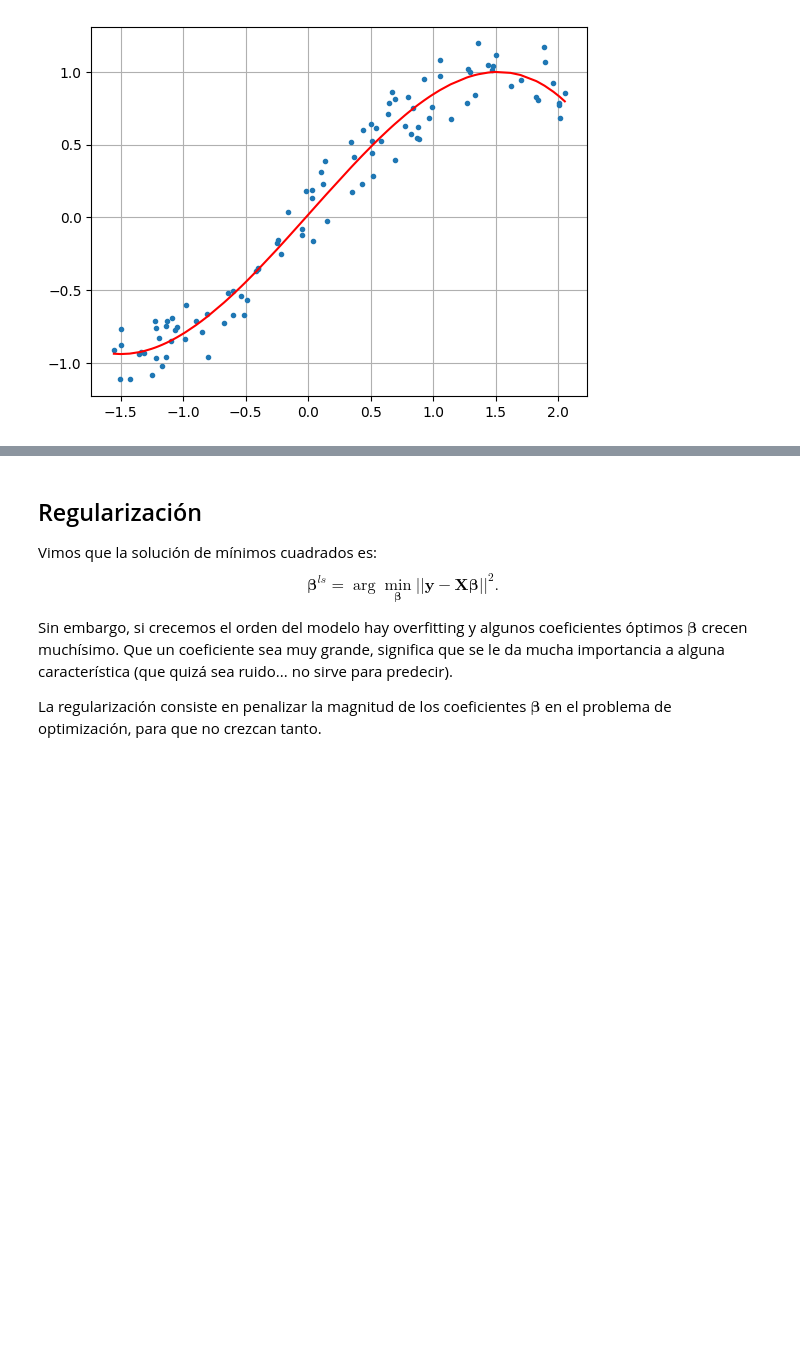
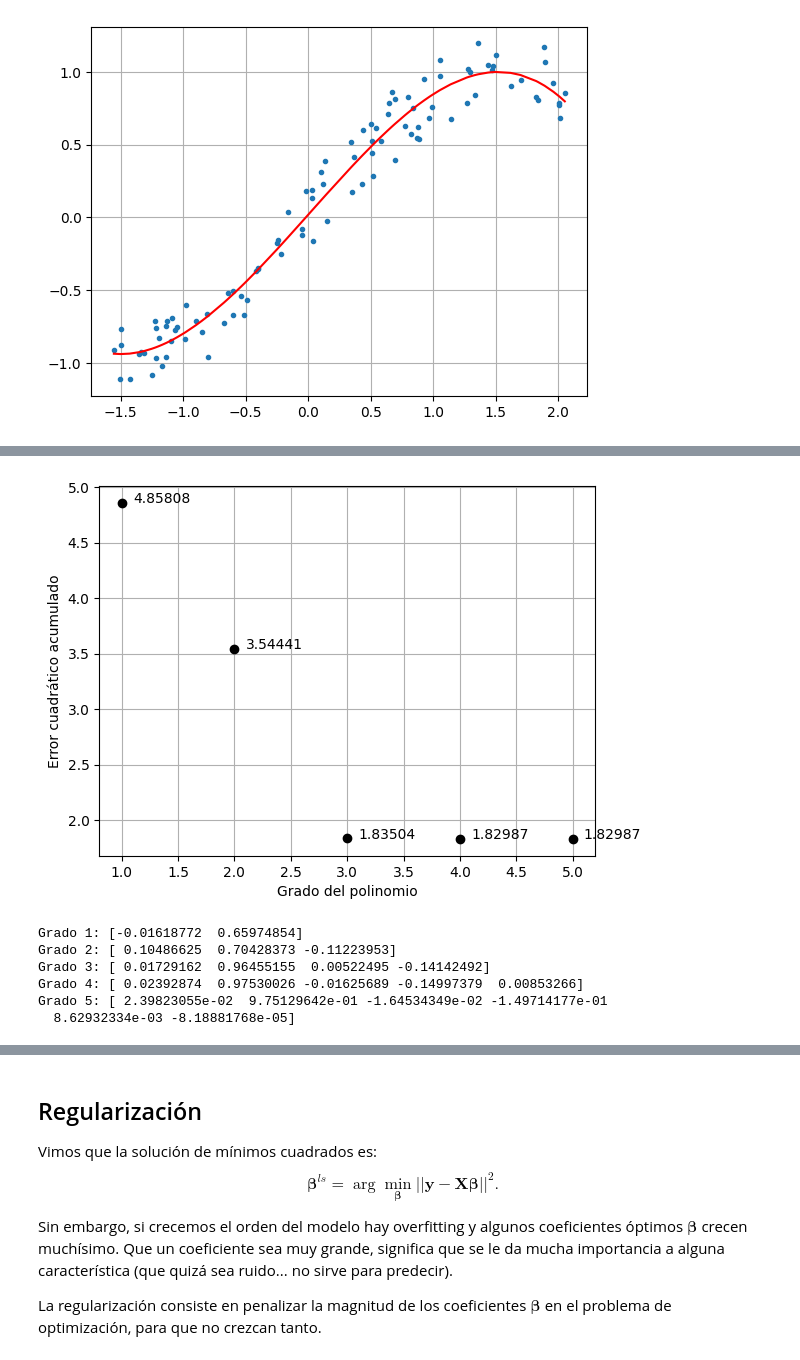
Before and after one commit to ArellanoMCarlos/SimMatO2025, a Jupyter notebook: Módulo 1 - Optimización/Minimize - Optimización cuadrática.ipynb, the cells around one changed output, grey strips where cells are left out. Drawn from its saved outputs; the diff is of its cells as text; code cells hidden in the pictures; blank space fills up the shorter version.

```diff
--- a/Módulo 1 - Optimización/Minimize - Optimización cuadrática.ipynb
+++ b/Módulo 1 - Optimización/Minimize - Optimización cuadrática.ipynb
@@ -171,0 +186,23 @@ El modelo es el producto punto entre el vector de potencias de $x$ y $\beta$
+# %%
+# Errores de ajuste
+#
+for i in range(len(sol)):
+  plt.plot(i+1,sol[i].fun,'ok')
+  plt.text(i+1.1,sol[i].fun,round(sol[i].fun,5))
+plt.xlabel('Grado del polinomio')
+plt.ylabel('Error cuadrático acumulado')
+plt.grid()
+# %% [output]
+[figure, added]
+# %%
+# Coeficientes de los polinomios
+#
+for i in range(len(sol)):
+  print('Grado '+str(i+1)+':',sol[i].x)
+# %% [output]
+Grado 1: [-0.01618772  0.65974854]
+Grado 2: [ 0.10486625  0.70428373 -0.11223953]
+Grado 3: [ 0.01729162  0.96455155  0.00522495 -0.14142492]
+Grado 4: [ 0.02392874  0.97530026 -0.01625689 -0.14997379  0.00853266]
+Grado 5: [ 2.39823055e-02  9.75129642e-01 -1.64534349e-02 -1.49714177e-01
+  8.62932334e-03 -8.18881768e-05]
```
Also changed, not shown: parts of 20 cells of this notebook, 1 other file.
